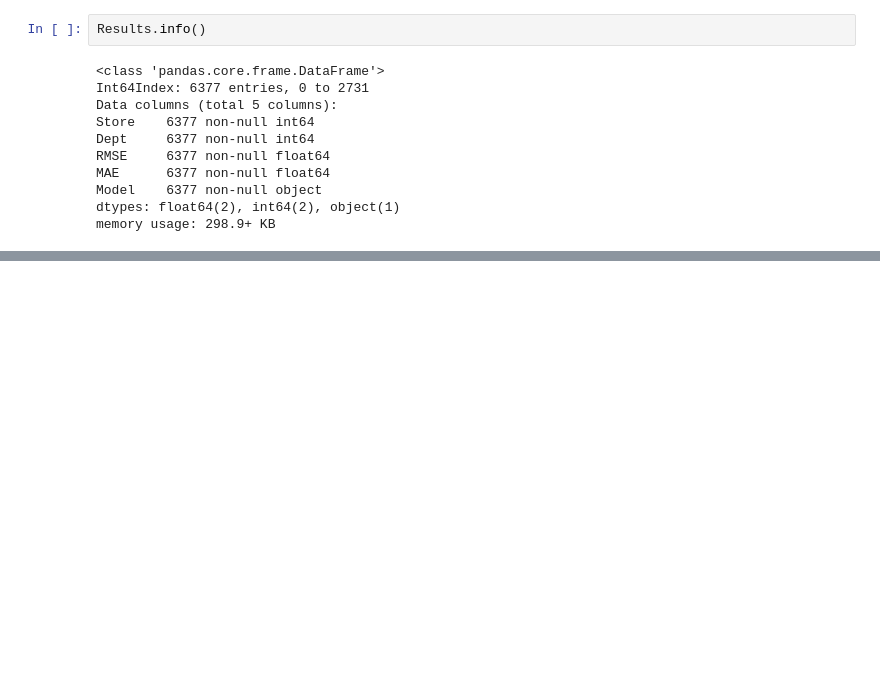
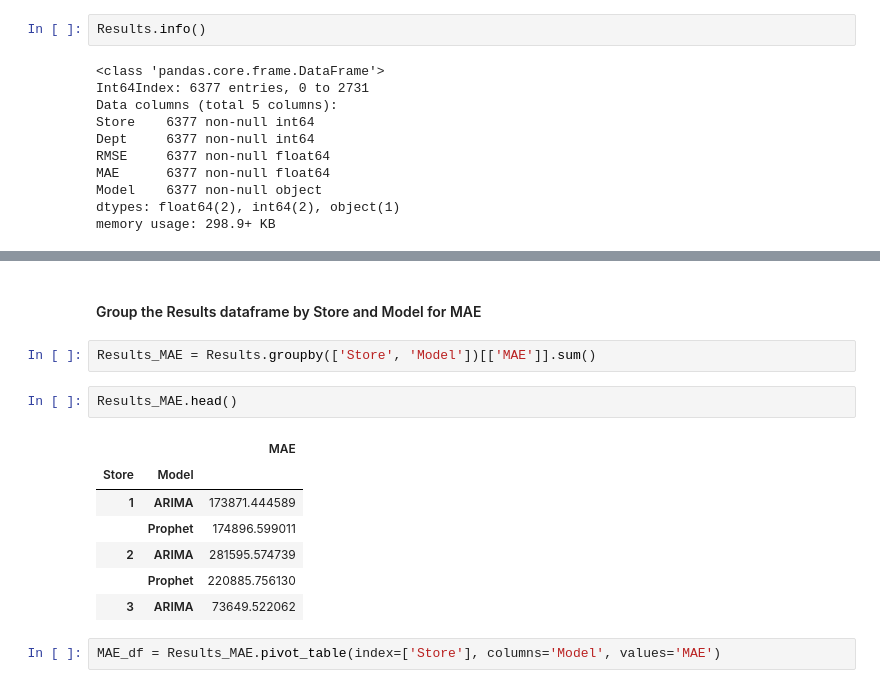
Before and after one commit to csumithra/capstone_proj, a Jupyter notebook: FcstSales_fbprophet_ARIMA_AllLocDepts_Final.ipynb, the cells around one changed output, grey strips where cells are left out. Saved outputs shown, nothing was run; the diff lists cells and outputs as text; blank space fills up the shorter version.

```diff
--- a/FcstSales_fbprophet_ARIMA_AllLocDepts_Final.ipynb
+++ b/FcstSales_fbprophet_ARIMA_AllLocDepts_Final.ipynb
@@ -794,0 +656,16 @@ def forecast_sales_arima(df, store_locations, departments):
+# %% [markdown]
+#### Group the Results dataframe by Store and Model for MAE
+# %%
+Results_MAE = Results.groupby(['Store', 'Model'])[['MAE']].sum()
+# %%
+Results_MAE.head()
+# %% [output]
+|  |  | MAE |
+| Store | Model |  |
+| 1 | ARIMA | 173871.444589 |
+|  | Prophet | 174896.599011 |
+| 2 | ARIMA | 281595.574739 |
+|  | Prophet | 220885.756130 |
+| 3 | ARIMA | 73649.522062 |
+# %%
+MAE_df = Results_MAE.pivot_table(index=['Store'], columns='Model', values='MAE')
```
Also changed, not shown: parts of 15 cells of this notebook.
